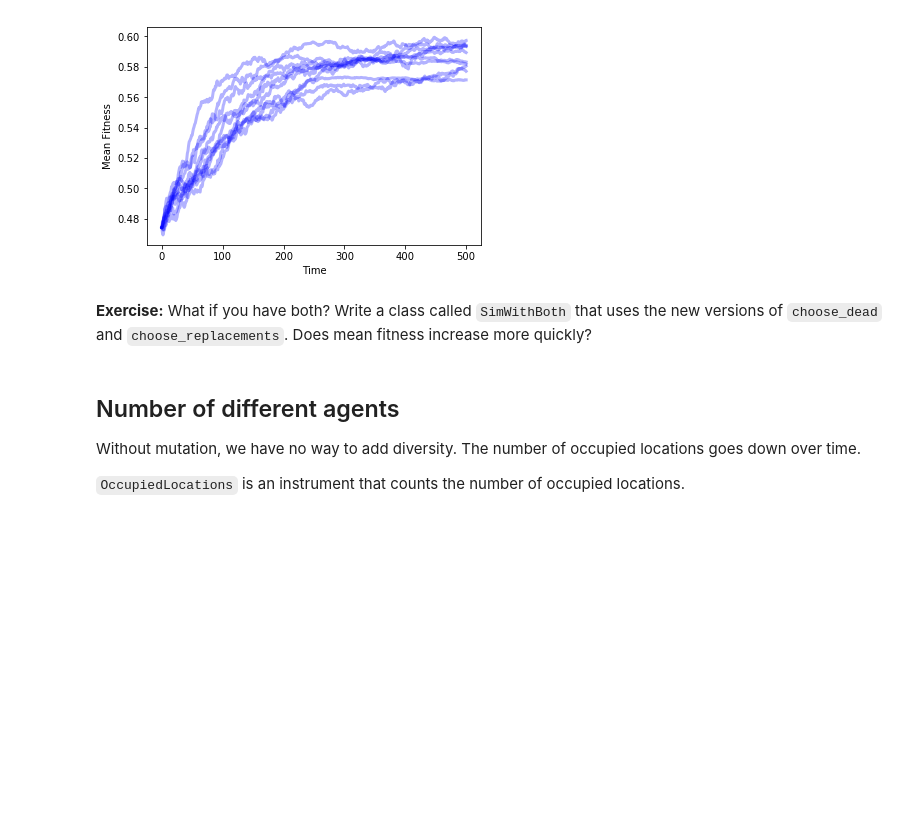
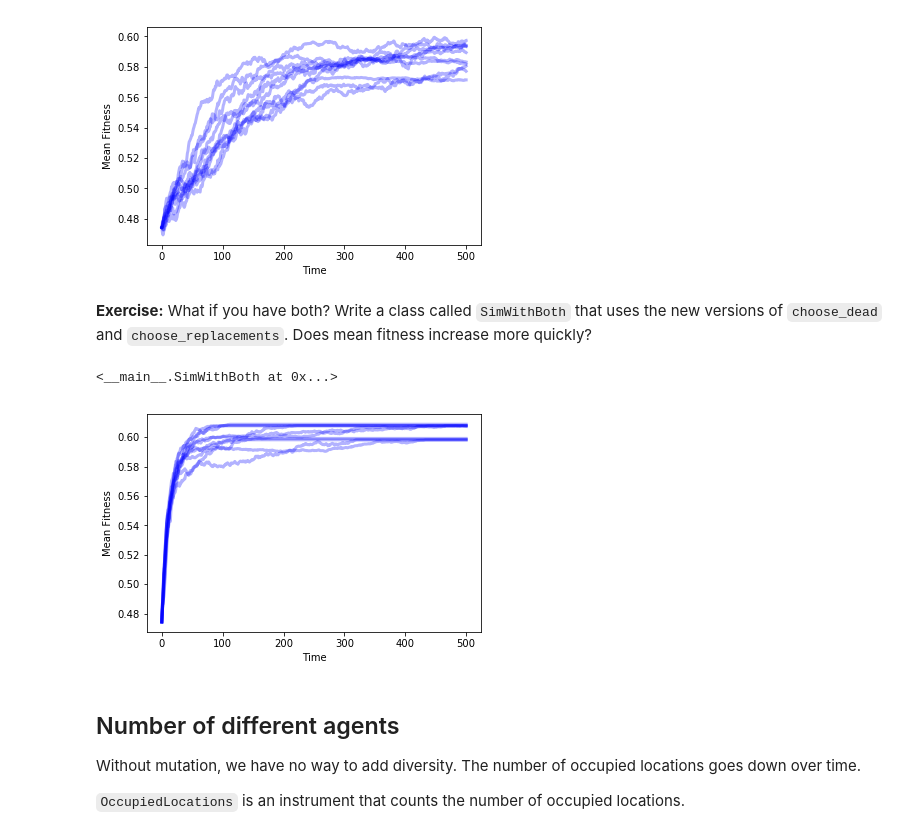
Before and after one commit to SeunginLyu/ThinkComplexity2, a Jupyter notebook: code/chap11mine.ipynb, the cells around one changed output. Saved outputs shown, nothing was run; the diff lists cells and outputs as text; code cells hidden in the pictures; blank space fills up the shorter version.

```diff
--- a/code/chap11mine.ipynb
+++ b/code/chap11mine.ipynb
@@ -539,3 +537,37 @@ plot_sims(fit_land, agent_maker1, SimWithDiffReproduction, MeanFitness, color='b
+# %%
+# Solution
+class SimWithBoth(Simulation):
+     def choose_dead(self, fits):
+        """Choose which agents die in the next timestep.
+
+        fits: sequence of fitnesses
+
+        returns: indices of the chosen ones
+        """
+        n = len(self.agents)
+        is_dead = np.random.random(n) > fits
+        index_dead = np.nonzero(is_dead)[0]
+        return index_dead
+     def choose_replacements(self, n, fits):
+        """Choose which agents reproduce in the next timestep.
+
+        n: number of choices
+        fits: sequence of fitnesses
+
+        returns: sequence of Agent objects
+        """
+        p = fits / np.sum(fits)
+        agents = np.random.choice(self.agents, size=n, replace=True, p=p)
+        replacements = [agent.copy() for agent in agents]
+        return replacements
+# %%
+#Solution, we can see that the fitness increases more quickly and reaches slightly higher steady states in general
+
+RandomSeed(17)
+plot_sims(fit_land, agent_maker1, SimWithBoth, MeanFitness, color='blue')
+# %% [output]
+<__main__.SimWithBoth at 0x...>
+[figure, added]
 # %% [markdown]
 ## Number of different agents
 
```
Also changed, not shown: parts of 32 cells of this notebook.
